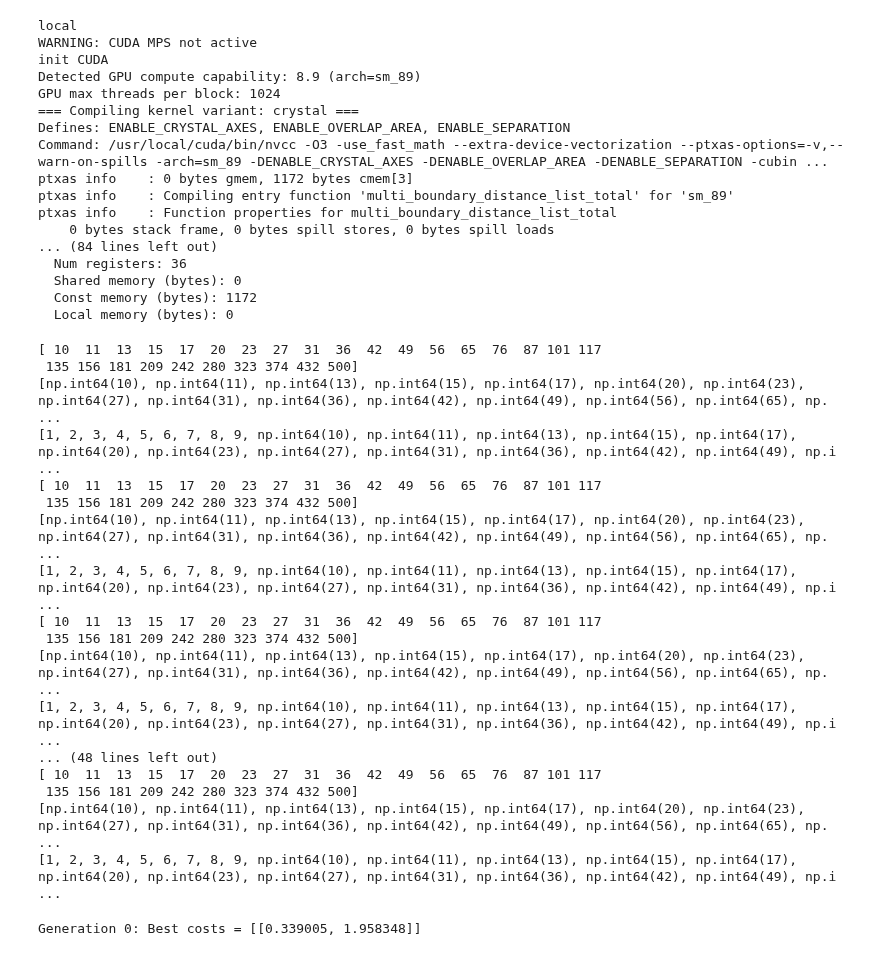
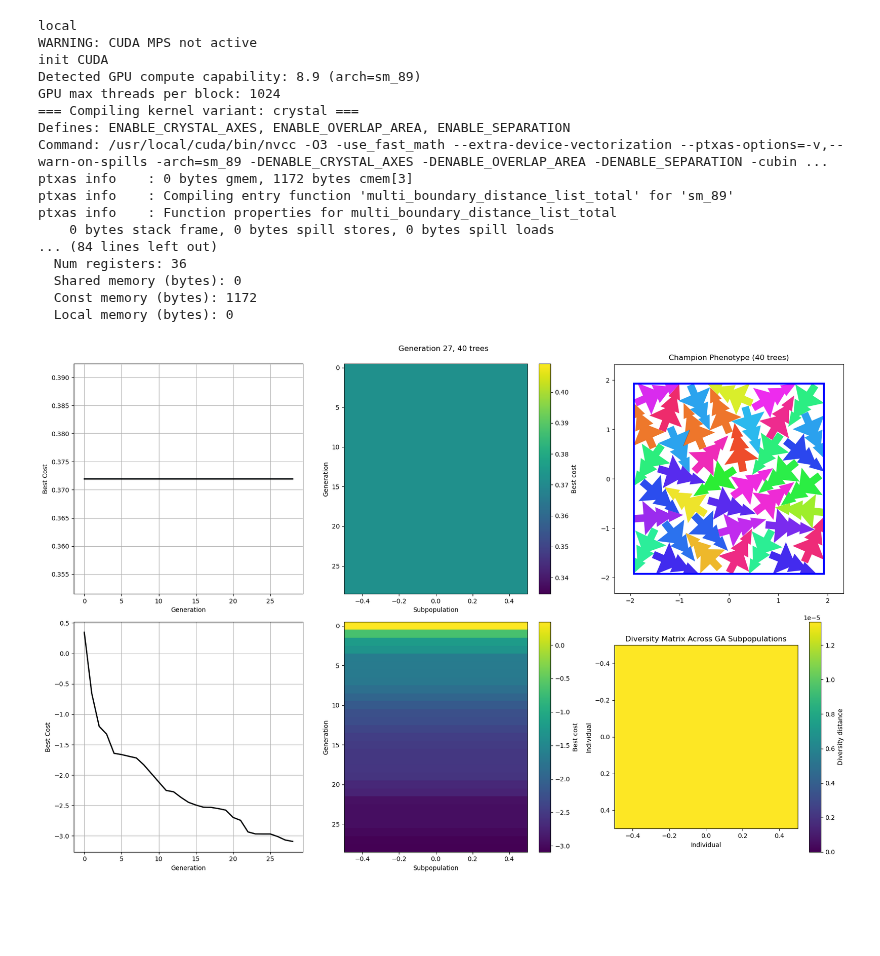
Before and after one commit to jcottaar/packing, a Jupyter notebook: analysis/test_ga.ipynb, the cells around one changed output. Drawn from its saved outputs; the diff is of its cells as text; code cells hidden in the pictures; blank space fills up the shorter version.

```diff
--- a/analysis/test_ga.ipynb
+++ b/analysis/test_ga.ipynb
@@ -37,40 +37,26 @@ ptxas info    : Function properties for multi_boundary_distance_list_total
 # %%
 %load_ext pyinstrument
 # %%
-%%pyinstrument
-kgs.profiling=True
+#%%pyinstrument
+#kgs.profiling=True
 # %matplotlib widget
-kgs.enable_module_profiling(kgs)
+#kgs.enable_module_profiling(kgs)
 import pack_ga3
 import pack_runner
 fastMode = False
 kgs.debugging_mode = 2
 
 runner = pack_ga3.baseline()
-runner.ga.ga_base.N_trees_to_do = 156
-ga.legalize=False
-ga.ga_base.legalize=False
-runner.n_generations = 3
-runner.diagnostic_plot = False
+runner.ga.ga_base.N_trees_to_do = 40
+runner.ga.N = 1
+runner.ga.do_legalize=False
+runner.ga.ga_base.do_legalize=False
+runner.n_generations = 30
+runner.diagnostic_plot = True
 runner.seed = 0
 
+#runner.rough_relaxers[0].cost.costs[2] = pack_cost.CollisionCostExactSeparation(scaling=1., use_lookup_table=True,lut_N_x=200,lut_N_y=200,lut_N_theta=200)
+
 runner.run()
 # %% [output]
-[ 10  11  13  15  17  20  23  27  31  36  42  49  56  65  76  87 101 117
- 135 156 181 209 242 280 323 374 432 500]
-[np.int64(10), np.int64(11), np.int64(13), np.int64(15), np.int64(17), np.int64(20), np.int64(23), np.int64(27), np.int64(31), np.int64(36), np.int64(42), np.int64(49), np.int64(56), np.int64(65), np. ...
-[1, 2, 3, 4, 5, 6, 7, 8, 9, np.int64(10), np.int64(11), np.int64(13), np.int64(15), np.int64(17), np.int64(20), np.int64(23), np.int64(27), np.int64(31), np.int64(36), np.int64(42), np.int64(49), np.i ...
-[ 10  11  13  15  17  20  23  27  31  36  42  49  56  65  76  87 101 117
- 135 156 181 209 242 280 323 374 432 500]
-[np.int64(10), np.int64(11), np.int64(13), np.int64(15), np.int64(17), np.int64(20), np.int64(23), np.int64(27), np.int64(31), np.int64(36), np.int64(42), np.int64(49), np.int64(56), np.int64(65), np. ...
-[1, 2, 3, 4, 5, 6, 7, 8, 9, np.int64(10), np.int64(11), np.int64(13), np.int64(15), np.int64(17), np.int64(20), np.int64(23), np.int64(27), np.int64(31), np.int64(36), np.int64(42), np.int64(49), np.i ...
-[ 10  11  13  15  17  20  23  27  31  36  42  49  56  65  76  87 101 117
- 135 156 181 209 242 280 323 374 432 500]
-[np.int64(10), np.int64(11), np.int64(13), np.int64(15), np.int64(17), np.int64(20), np.int64(23), np.int64(27), np.int64(31), np.int64(36), np.int64(42), np.int64(49), np.int64(56), np.int64(65), np. ...
-[1, 2, 3, 4, 5, 6, 7, 8, 9, np.int64(10), np.int64(11), np.int64(13), np.int64(15), np.int64(17), np.int64(20), np.int64(23), np.int64(27), np.int64(31), np.int64(36), np.int64(42), np.int64(49), np.i ...
-... (48 lines left out)
-[ 10  11  13  15  17  20  23  27  31  36  42  49  56  65  76  87 101 117
- 135 156 181 209 242 280 323 374 432 500]
-[np.int64(10), np.int64(11), np.int64(13), np.int64(15), np.int64(17), np.int64(20), np.int64(23), np.int64(27), np.int64(31), np.int64(36), np.int64(42), np.int64(49), np.int64(56), np.int64(65), np. ...
-[1, 2, 3, 4, 5, 6, 7, 8, 9, np.int64(10), np.int64(11), np.int64(13), np.int64(15), np.int64(17), np.int64(20), np.int64(23), np.int64(27), np.int64(31), np.int64(36), np.int64(42), np.int64(49), np.i ...
-Generation 0: Best costs = [[0.339005, 1.958348]]
+[figure, added]
```
Also changed, not shown: 5 other files.
